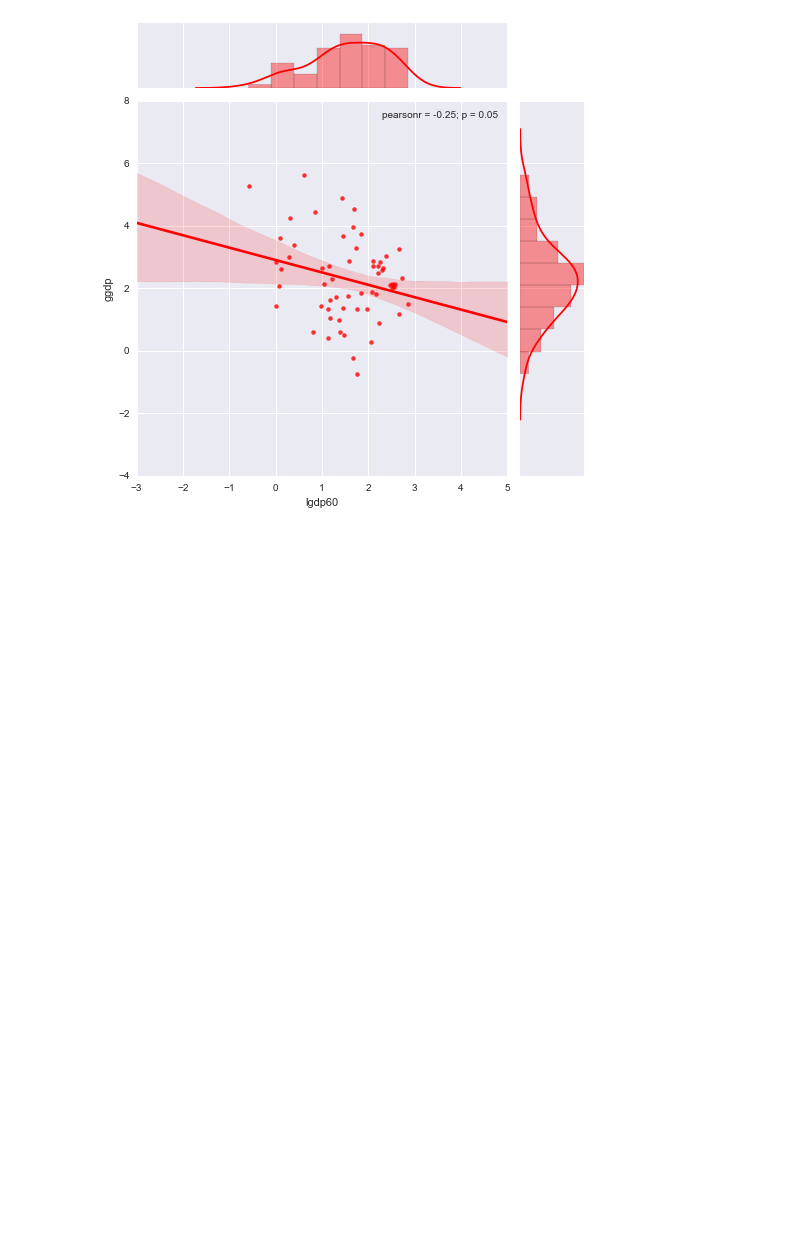
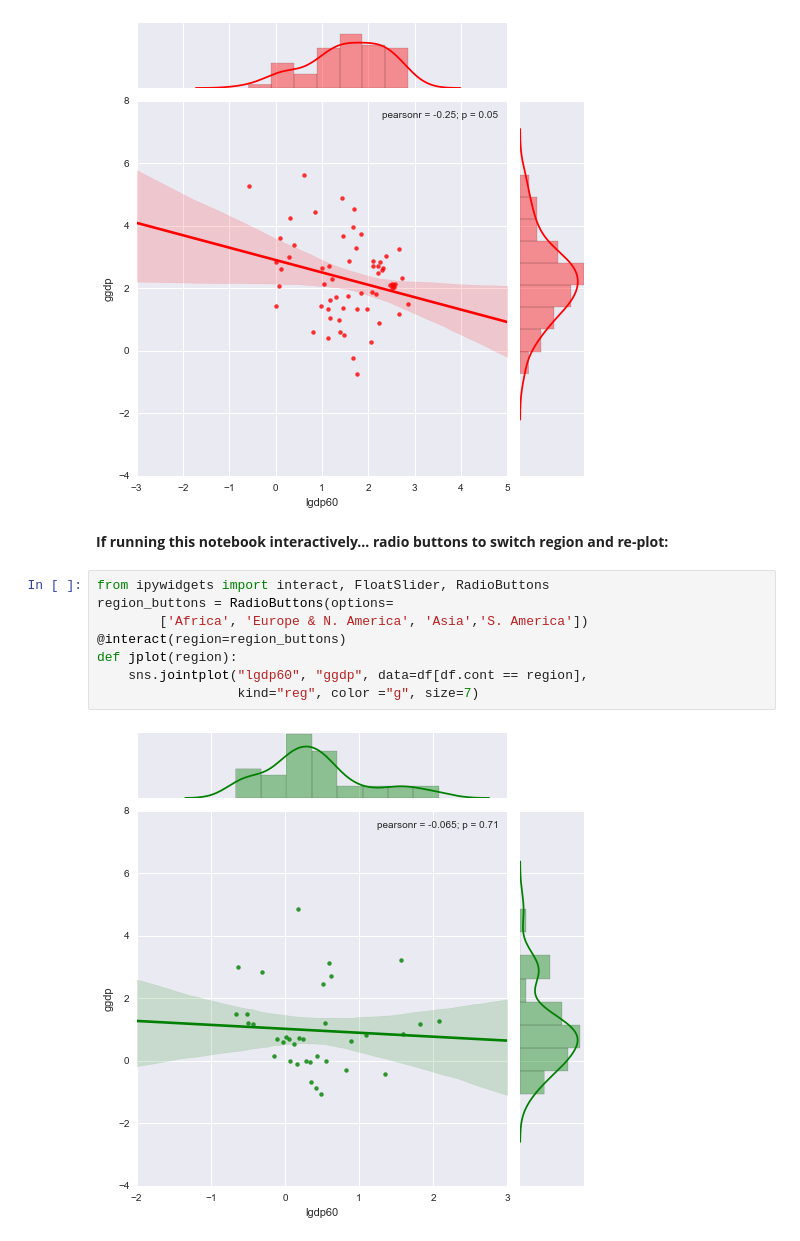
Before and after one commit to jhconning/Dev-II, a Jupyter notebook: notebooks/jupyter_notebooks.ipynb, the cells around one changed output. Drawn from its saved outputs; the diff is of its cells as text; blank space fills up the shorter version.

Commit message:
add ipywidgets example

```diff
--- a/notebooks/jupyter_notebooks.ipynb
+++ b/notebooks/jupyter_notebooks.ipynb
@@ -73,3 +72,15 @@ g = sns.jointplot("lgdp60", "ggdp", data=df[df.cont !="Africa"], kind="reg",
                   color ="r", size=7)
 # %% [output]
 [figure]
+# %% [markdown]
+**If running this notebook interactively... radio buttons to switch region and re-plot:**
+# %%
+from ipywidgets import interact, FloatSlider, RadioButtons
+region_buttons = RadioButtons(options=
+        ['Africa', 'Europe & N. America', 'Asia','S. America'])
+@interact(region=region_buttons)
+def jplot(region):
+    sns.jointplot("lgdp60", "ggdp", data=df[df.cont == region],
+                  kind="reg", color ="g", size=7)
+# %% [output]
+[figure, added]
```
Also changed, not shown: parts of 8 cells of this notebook, 1 other file.
